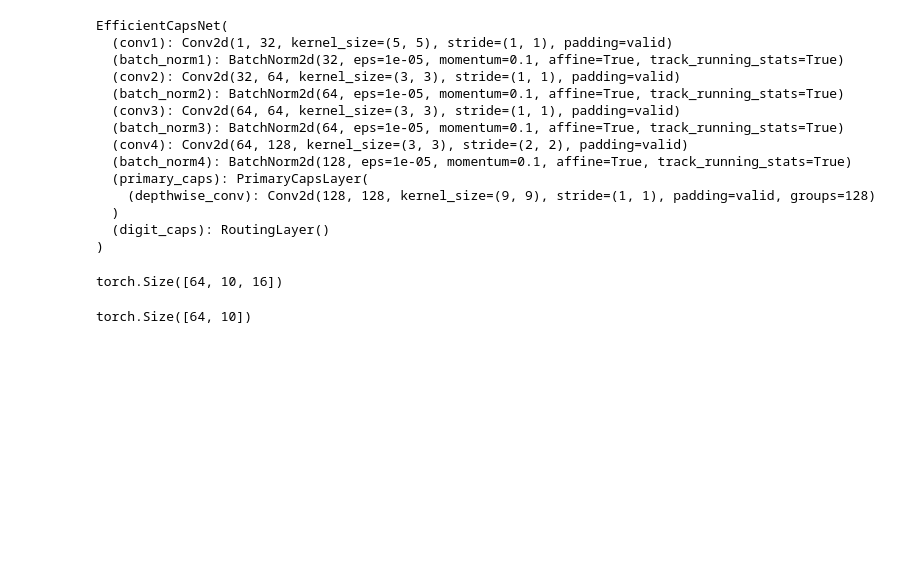
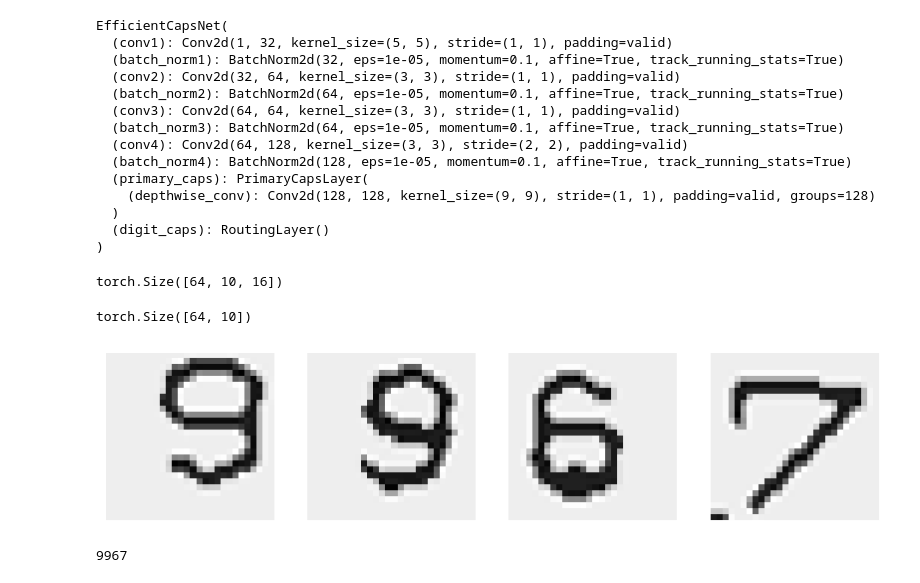
Before and after one commit to whats2000/Deep-Learning, a Jupyter notebook: PyTorch/SelfLearning/EfficientCapsNet/TransferLearning.ipynb, the cells around one changed output. Drawn from its saved outputs; the diff is of its cells as text; code cells hidden in the pictures; blank space fills up the shorter version.

```diff
--- a/PyTorch/SelfLearning/EfficientCapsNet/TransferLearning.ipynb
+++ b/PyTorch/SelfLearning/EfficientCapsNet/TransferLearning.ipynb
@@ -215,7 +237,7 @@ Epoch 00046: reducing learning rate of group 0 to 1.9371e-04.
 [figure]
 # %%
 # Load the best model
-model.load_state_dict(torch.load('checkpoints/99.97_reconstruction_transfer.pth'))
+model.load_state_dict(torch.load('checkpoints/99.94_reconstruction_transfer.pth'))
 # %% [output]
 <All keys matched successfully>
 # %%
@@ -252,3 +274,76 @@ torch.Size([64, 10, 16])
 prob.shape
 # %% [output]
 torch.Size([64, 10])
+# %%
+import asyncio
+
+BASEURL = "https://selcrs.nsysu.edu.tw/menu1"
+MODULE_PATH = "checkpoints/efficient_capsnet_deploy.pth"
+
+def parse_valid_code(img: bytes):
+    # Load the image
+    image = Image.open(io.BytesIO(img))
+
+    # Convert the image to grayscale
+    image = image.convert("L")
+
+    # Apply Median Filter to reduce noise
+    image = image.filter(ImageFilter.MedianFilter(size=3))
+
+    # Get the width of the image
+    width = image.size[0]
+
+    # Determine the size of each slice
+    slice_width = width // 4
+
+    # Create a list to hold the image slices
+    slices = []
+
+    # Slice the image and resize each slice
+    for i in range(4):
+        slice_img = image.crop(
+            (i * slice_width, 0, (i + 1) * slice_width, image.size[1])
+        )
+        # Resize and apply Median Filter again to ensure consistency after cropping
+        slice_img = slice_img.resize((28, 28))
+        slices.append(slice_img)
+
+    # Determine the device to use
+    device = torch.device("cuda" if torch.cuda.is_available() else "cpu")
+
+    # Convert the slices to a NumPy array and normalize the pixel values
+    slices = np.array([np.array(slice_img) / 255.0 for slice_img in slices])
+
+    # Load the model weights
+    deploy_model.load_state_dict(torch.load(MODULE_PATH, map_location=device))
+    deploy_model.to(device)
+    deploy_model.eval()
+
+    # Convert slices to a tensor, normalize and add a batch dimension
+    slices_tensor = torch.tensor(slices, dtype=torch.float32).unsqueeze(1)  # Add channel dimension
+    slices_tensor = slices_tensor.to(device)  # Move the slices tensor to the correct device
+
+    # Plot the slices
+    fig, axes = plt.subplots(1, 4, figsize=(10, 3))
+    for i, ax in enumerate(axes):
+        ax.imshow(slices[i], cmap="gray")
+        ax.axis("off")
+
+    plt.show()
+
+    with torch.no_grad():
+        _, predictions = deploy_model(slices_tensor)
+
+    # Get the predicted classes
+    predicted_classes = torch.argmax(predictions, dim=1).cpu().numpy() + 1
+
+    return "".join(map(str, predicted_classes))
+
+async with aiohttp.ClientSession() as s:
+    async with s.get(f"{BASEURL}/validcode.asp?epoch={time.time()}") as out:
+        img = await out.read()
+        code = parse_valid_code(img)
+        print(code)
+# %% [output]
+[figure, added]
+9967
```
Also changed, not shown: parts of 8 cells of this notebook, 6 other files.
